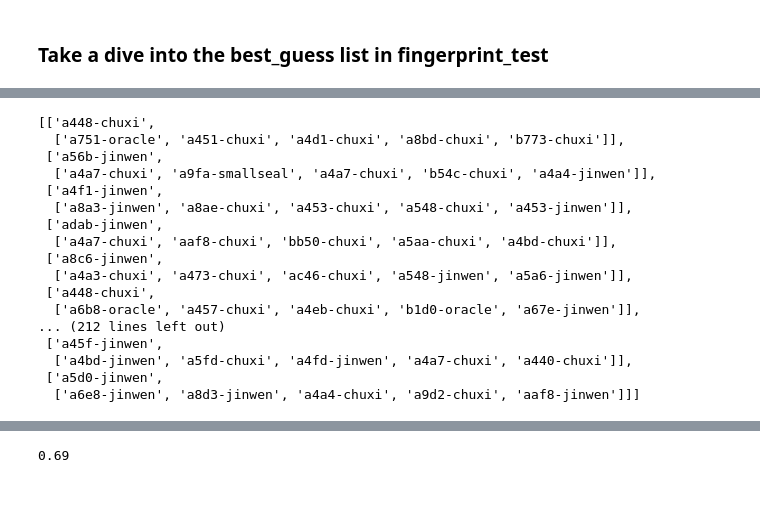
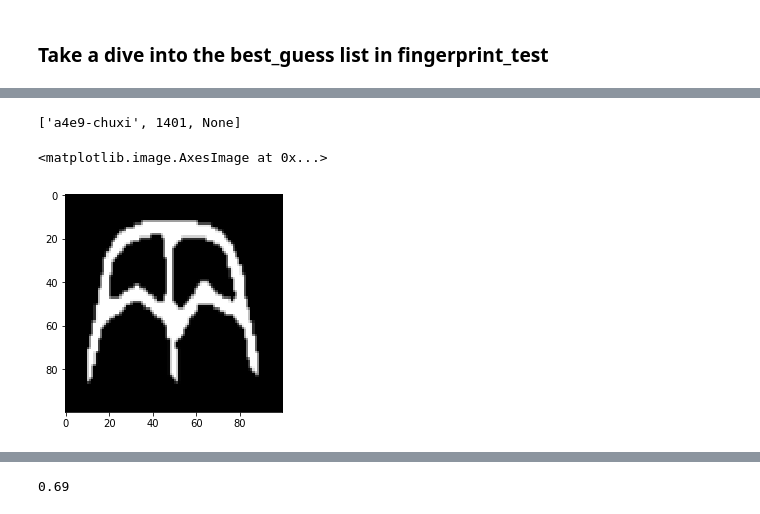
Before and after one commit to matthewgiem/chinese_characters, a Jupyter notebook: fresh_start.ipynb, the cells around one changed output, grey strips where cells are left out. Cells and saved outputs as stored; diff of their text form; code cells hidden in the pictures.

```diff
--- a/fresh_start.ipynb
+++ b/fresh_start.ipynb
@@ -234,20 +242,9 @@ Wall time: 14.5 s
 # %%
-top_five
+top_five[1]
 # %% [output]
-[['a448-chuxi',
-  ['a751-oracle', 'a451-chuxi', 'a4d1-chuxi', 'a8bd-chuxi', 'b773-chuxi']],
- ['a56b-jinwen',
-  ['a4a7-chuxi', 'a9fa-smallseal', 'a4a7-chuxi', 'b54c-chuxi', 'a4a4-jinwen']],
- ['a4f1-jinwen',
-  ['a8a3-jinwen', 'a8ae-chuxi', 'a453-chuxi', 'a548-chuxi', 'a453-jinwen']],
- ['adab-jinwen',
-  ['a4a7-chuxi', 'aaf8-chuxi', 'bb50-chuxi', 'a5aa-chuxi', 'a4bd-chuxi']],
- ['a8c6-jinwen',
-  ['a4a3-chuxi', 'a473-chuxi', 'ac46-chuxi', 'a548-jinwen', 'a5a6-jinwen']],
- ['a448-chuxi',
-  ['a6b8-oracle', 'a457-chuxi', 'a4eb-chuxi', 'b1d0-oracle', 'a67e-jinwen']],
-... (212 lines left out)
- ['a45f-jinwen',
-  ['a4bd-jinwen', 'a5fd-chuxi', 'a4fd-jinwen', 'a4a7-chuxi', 'a440-chuxi']],
- ['a5d0-jinwen',
-  ['a6e8-jinwen', 'a8d3-jinwen', 'a4a4-chuxi', 'a9d2-chuxi', 'aaf8-jinwen']]]
+['a4e9-chuxi', 1401, None]
+# %%
+plt.imshow(indexed_complete_data[1205][-1], cmap='gray')
+# %% [output]
+<matplotlib.image.AxesImage at 0x...>
+[figure, added]
```
Also changed, not shown: parts of 17 cells of this notebook.
